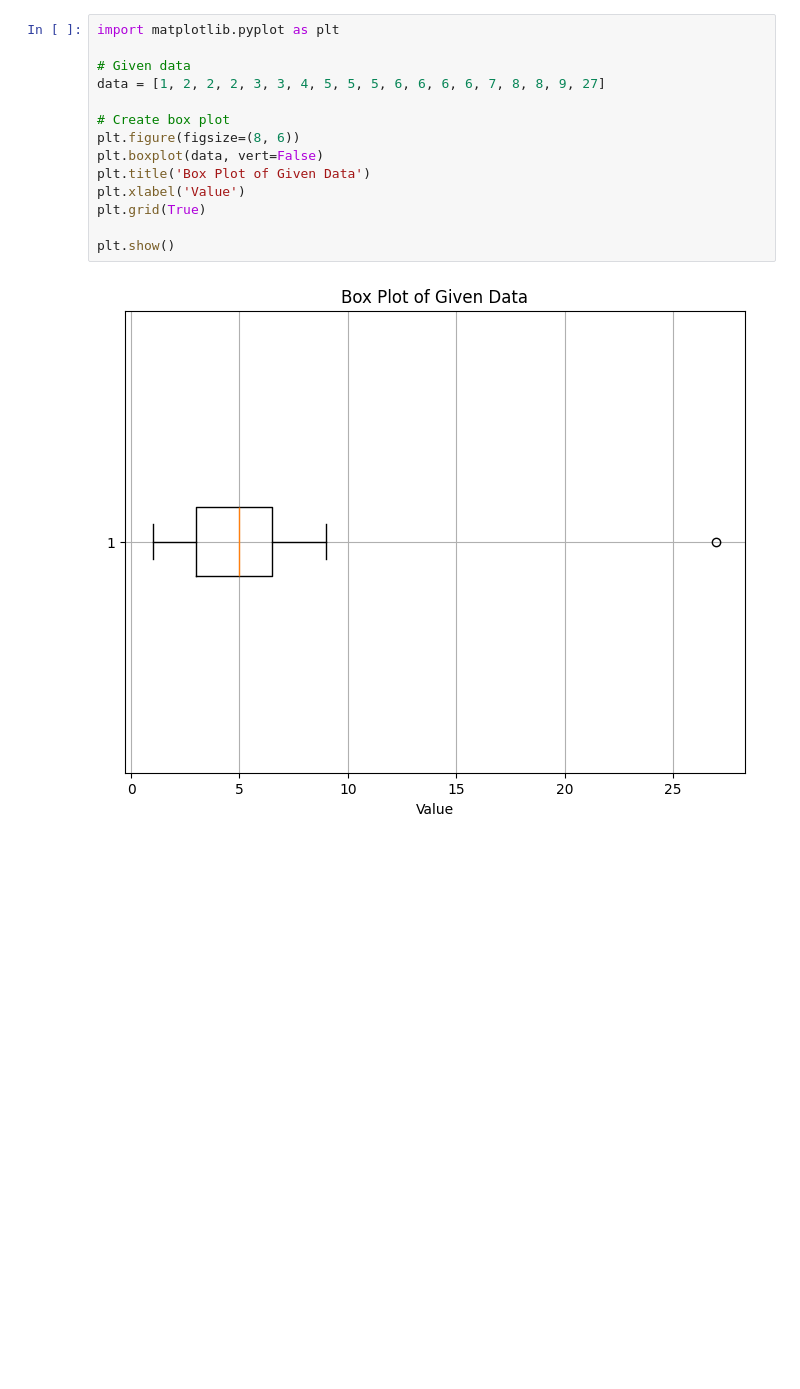
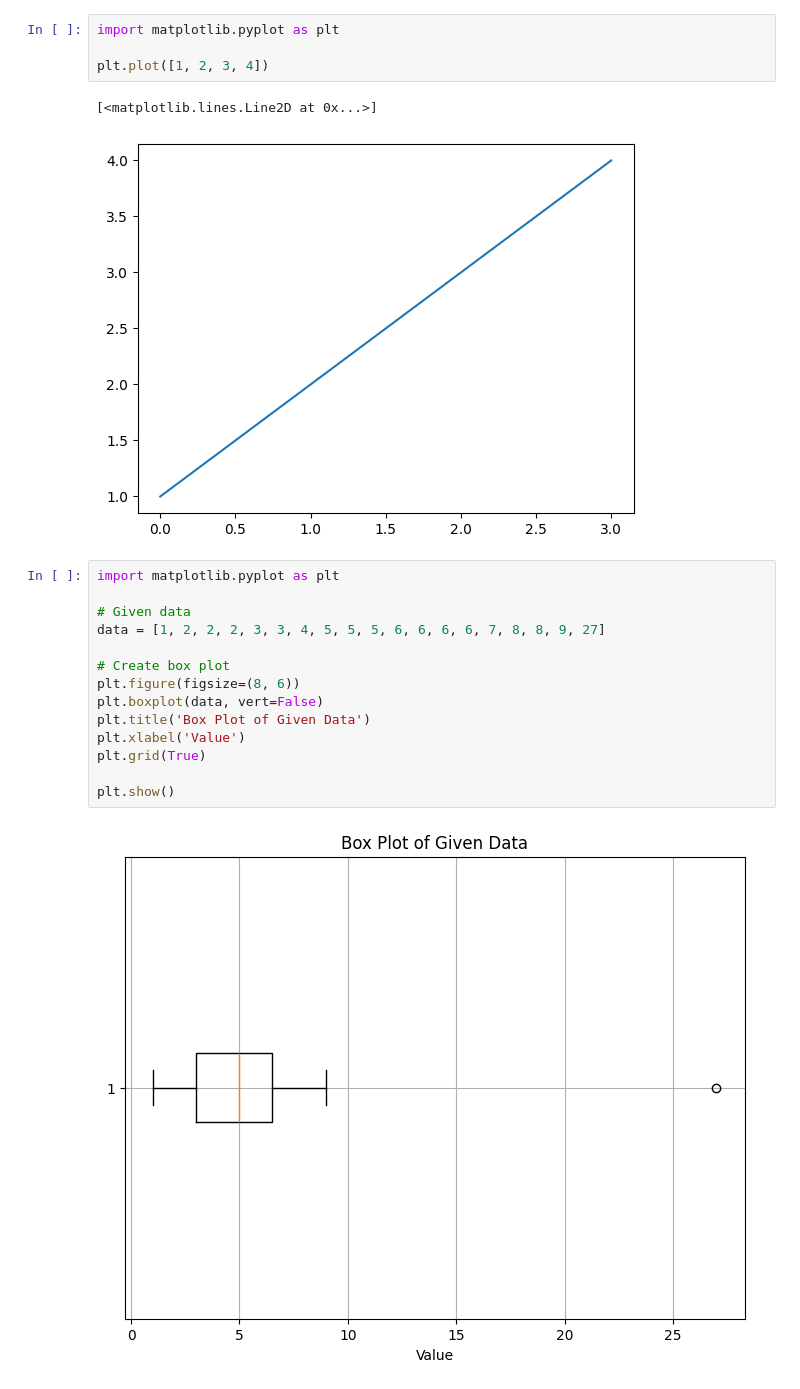
Before and after one commit to Leonidus786/DC_DDS_07, a Jupyter notebook: Mathematics_for_Data_Science_&_Machine_learning/Stats/Descriptive/hist.ipynb, the cells around one changed output. Drawn from its saved outputs; the diff is of its cells as text; blank space fills up the shorter version.

```diff
--- a/Mathematics_for_Data_Science_&_Machine_learning/Stats/Descriptive/hist.ipynb
+++ b/Mathematics_for_Data_Science_&_Machine_learning/Stats/Descriptive/hist.ipynb
@@ -1,3 +1,10 @@
+# %%
+import matplotlib.pyplot as plt
+
+plt.plot([1, 2, 3, 4])
+# %% [output]
+[<matplotlib.lines.Line2D at 0x...>]
+[figure, added]
 # %%
 import matplotlib.pyplot as plt
 
```
Also changed, not shown: parts of 4 cells of this notebook, 2 other files.
